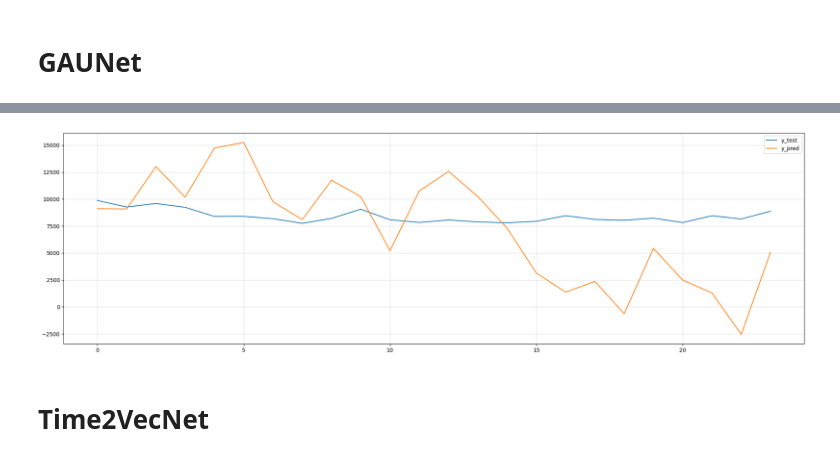
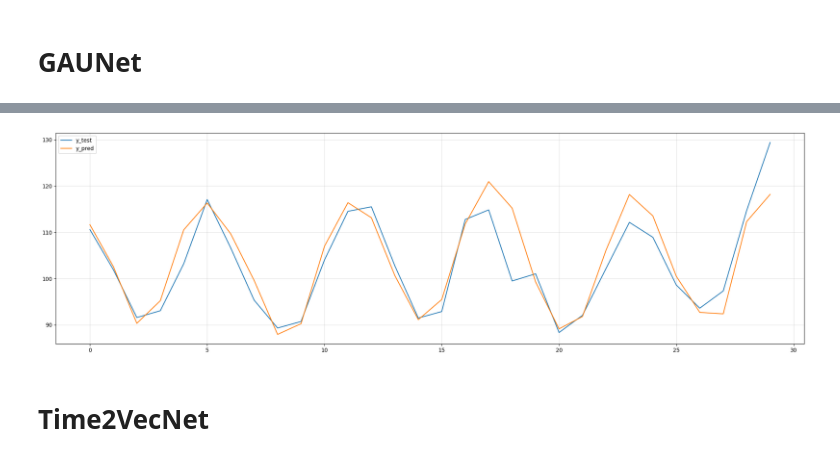
Before and after one commit to BirchKwok/spinesTS, a Jupyter notebook: examples/nn.ipynb, the cells around one changed output, grey strips where cells are left out. Saved outputs shown, nothing was run; the diff lists cells and outputs as text; code cells hidden in the pictures.

```diff
--- a/examples/nn.ipynb
+++ b/examples/nn.ipynb
@@ -36,9 +36,9 @@ series_data = BuiltInSeriesData()
 | 17 | Web_Sales            | date, type_a, type_b, sales_cnt                                      |
 +----+----------------------+----------------------------------------------------------------------+
 # %%
-cs = series_data['Web_Sales']
+cs = series_data['Electric_Production']
 
-x_train, x_test, y_train, y_test = split_series(cs['type_a'], cs['type_a'], 128, 30, train_size=0.9)
+x_train, x_test, y_train, y_test = split_series(cs['value'], cs['value'], 128, 30, train_size=0.9)
 # %%
 x_train.shape, x_test.shape
 # %% [output]
@@ -90,7 +90,7 @@ mape: 0.27231979837099957
 # %% [markdown]
 # GAUNet
 # %%
-model = GAUNet(128, 24, random_seed=42, flip_features=False, learning_rate=0.001, level=2, device='cpu')
+model = GAUNet(128, 30, random_seed=42, flip_features=False, learning_rate=0.001, level=2, device='cpu')
 model.fit(x_train, y_train, eval_set=(x_test, y_test), batch_size=32,
              min_delta=0, patience=100, epochs=3000, verbose=True, lr_scheduler=None)
 y_pred_inverse = scaler2.inverse_transform(model.predict(x_test))
@@ -121,4 +121,4 @@ mape: 0.267112833517959
-[figure, old version]
+[figure, new version]
 # %% [markdown]
 # Time2VecNet
 # %%
```
Also changed, not shown: parts of 4 cells of this notebook, 3 other files.
